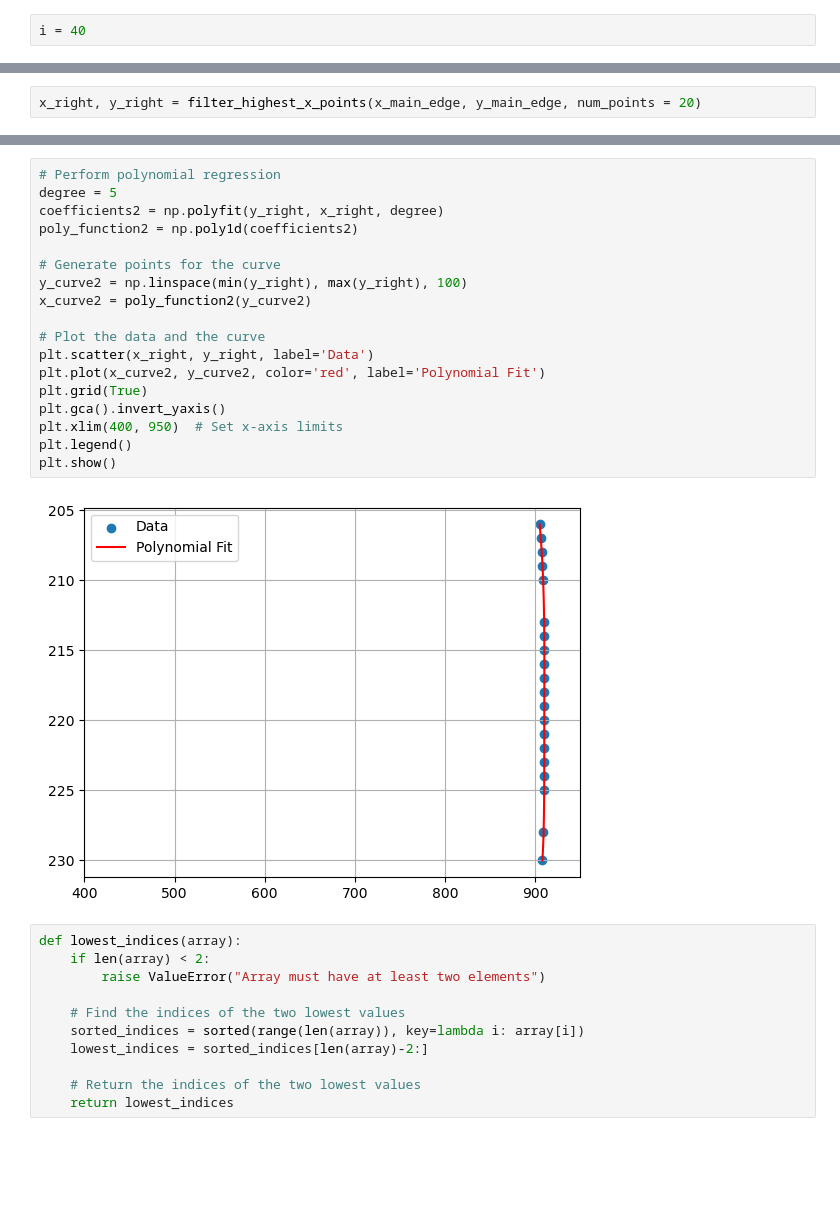
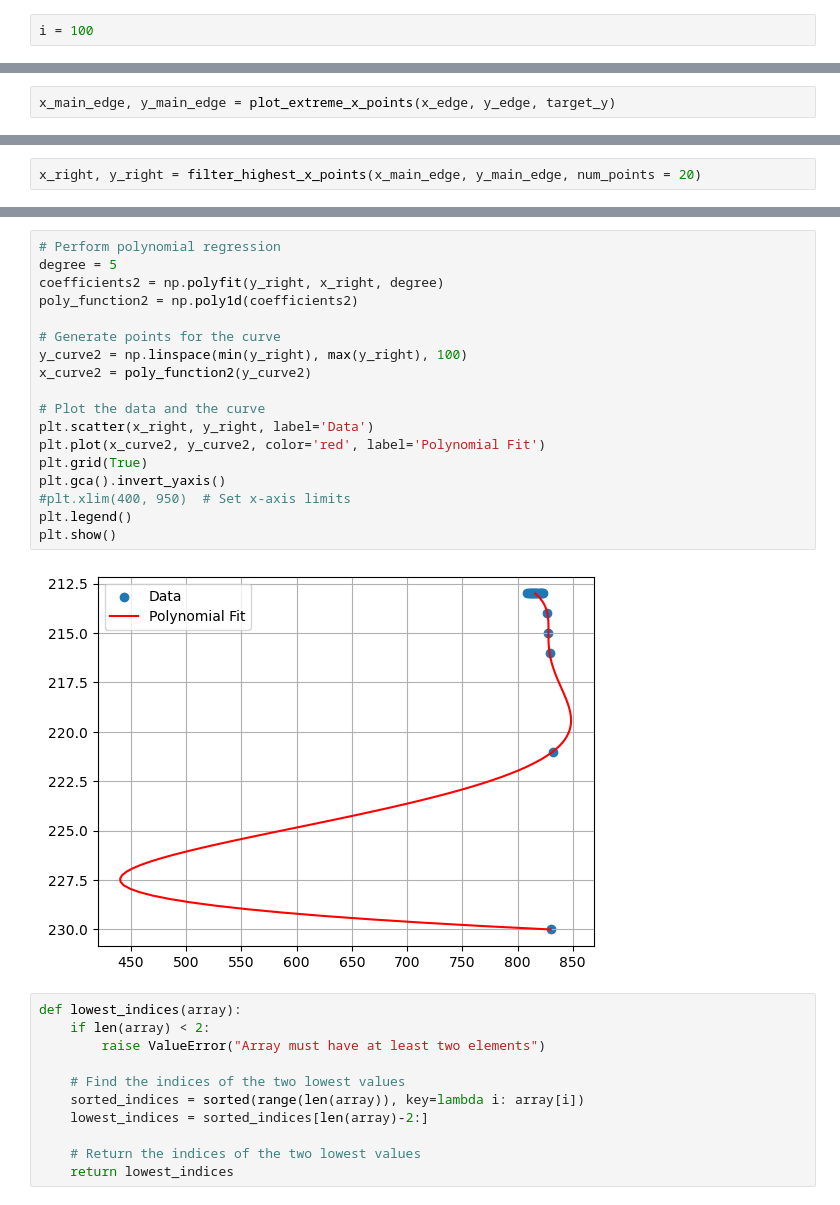
Before and after one commit to joeyanderson1/Summer_Droplet_Impact, a Jupyter notebook: COA Video.ipynb, the cells around one changed output, grey strips where cells are left out. Cells and saved outputs as stored; diff of their text form; blank space fills up the shorter version.

```diff
--- a/COA Video.ipynb
+++ b/COA Video.ipynb
@@ -17,7 +18,7 @@ processed_edges[0,0].shape
 # %% [markdown]
 # 1) Image
 # %%
-i = 40
+i = 100
 # %%
 plt.imshow(processed_edges[0, i], cmap='viridis')
 plt.colorbar()
@@ -193,0 +213,2 @@ plt.gca().invert_yaxis()
+# %%
+x_main_edge, y_main_edge = plot_extreme_x_points(x_edge, y_edge, target_y)
@@ -347,23 +375,23 @@ plt.xlim(400, 950)
 # %%
 # Perform polynomial regression
 degree = 5
 coefficients2 = np.polyfit(y_right, x_right, degree)
 poly_function2 = np.poly1d(coefficients2)
 
 # Generate points for the curve
 y_curve2 = np.linspace(min(y_right), max(y_right), 100)
 x_curve2 = poly_function2(y_curve2)
 
 # Plot the data and the curve
 plt.scatter(x_right, y_right, label='Data')
 plt.plot(x_curve2, y_curve2, color='red', label='Polynomial Fit')
 plt.grid(True)
 plt.gca().invert_yaxis()
-plt.xlim(400, 950)  # Set x-axis limits
+#plt.xlim(400, 950)  # Set x-axis limits
 plt.legend()
 plt.show()
 # %% [output]
-[figure, old version]
+[figure, new version]
 # %%
 def lowest_indices(array):
     if len(array) < 2:
```
Also changed, not shown: parts of 40 cells of this notebook.
